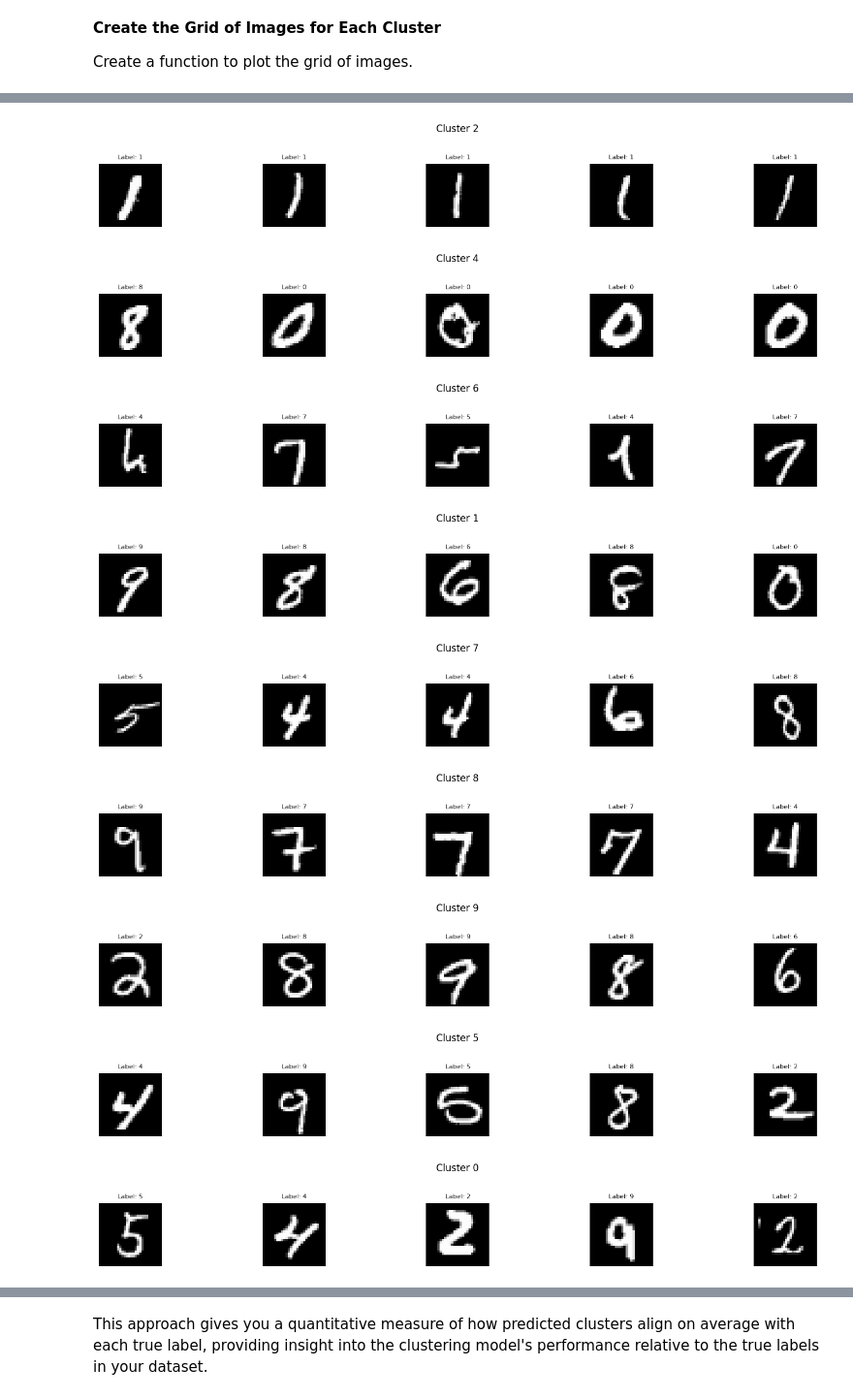
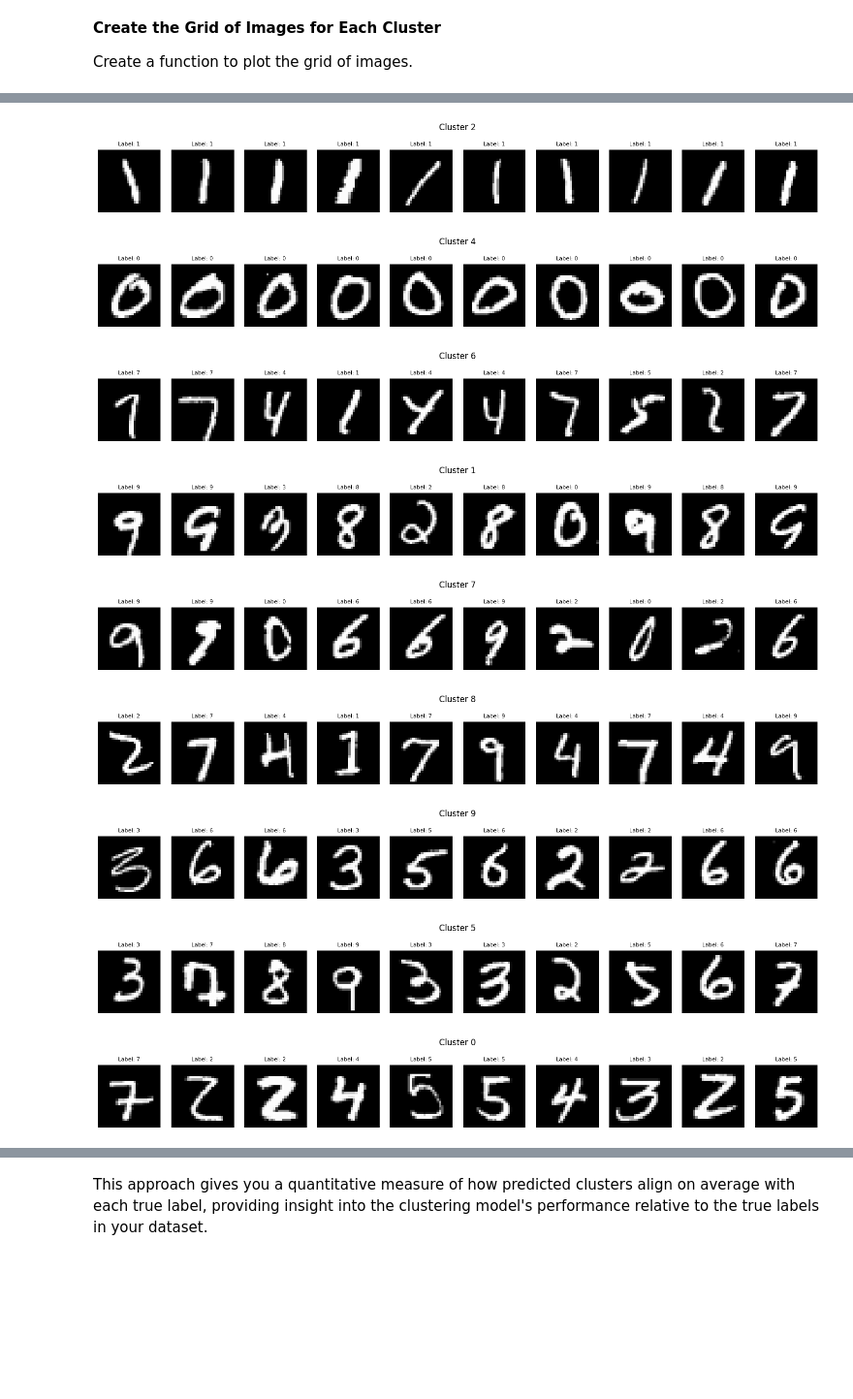
Before and after one commit to shravankumar147/ComputerVision-LLMs-Research, a Jupyter notebook: dinov2-small-cluster-analysis_kaggle_submission.ipynb, the cells around one changed output, grey strips where cells are left out. Shown at 97% size. Cells and saved outputs as stored; diff of their text form; code cells hidden in the pictures; blank space fills up the shorter version.

Commit message:
Kaggle Notebook | Multi-GPU utilization - DINOv2-cluster analysis | Version 5

```diff
--- a/dinov2-small-cluster-analysis_kaggle_submission.ipynb
+++ b/dinov2-small-cluster-analysis_kaggle_submission.ipynb
@@ -264,7 +266,7 @@ data = {
 df = pd.DataFrame(data)
 
 # Define the number of images to display from each cluster
-num_images_per_cluster = 5
+num_images_per_cluster = 10
 
 # Get the unique cluster labels
 n_clusters = df['cluster'].unique()
@@ -276,39 +278,39 @@ for cluster in n_clusters:
 
     # Randomly select and display images from the cluster
     selected_indices = cluster_df.sample(min(num_images_per_cluster, len(cluster_df))).index
 
     # Load and resize the images
     resized_images = []
     for idx in selected_indices:
         image = X_train[idx].squeeze()  # Assuming images are already in correct format
         image = Image.fromarray((image * 255).astype('uint8'))  # Convert numpy array to PIL Image
         # Uncomment and adjust if resizing is necessary
         # image = image.resize((50, 50))
         resized_images.append(image)
 
     # Create a figure and axis for the cluster
     fig, axs = plt.subplots(1, num_images_per_cluster, figsize=(15, 2))
 
     # Plot each image and write the label
     for i, (image, idx) in enumerate(zip(resized_images, selected_indices)):
         ax = axs[i]
         ax.imshow(image, cmap='gray')  # Ensure grayscale colormap for grayscale images
         ax.set_title(f'Label: {y_train[idx]}', fontsize=8)  # Show true label as title
         ax.axis('off')
 
     # Add a title for the cluster
     fig.suptitle(f'Cluster {cluster}', fontsize=12)
 
     # Adjust spacing and display the figure
     plt.tight_layout(rect=[0, 0, 1, 0.95])
     plt.show()
 # %% [output]
-[figure, old version]
+[figure, new version]
-[figure, old version]
+[figure, new version]
-[figure, old version]
+[figure, new version]
-[figure, old version]
+[figure, new version]
-[figure, old version]
+[figure, new version]
-[figure, old version]
+[figure, new version]
-[figure, old version]
+[figure, new version]
-[figure, old version]
+[figure, new version]
-[figure, old version]
+[figure, new version]
```
Also changed, not shown: parts of 6 cells of this notebook.
